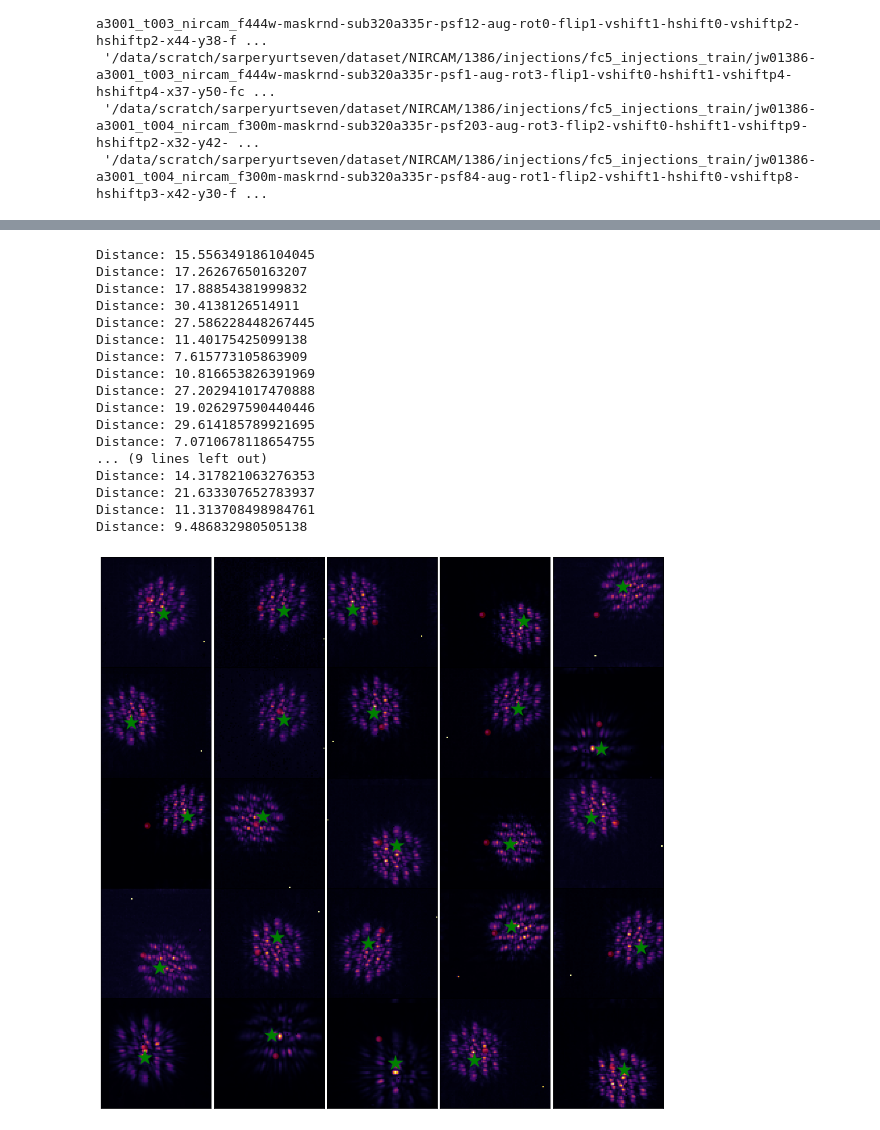
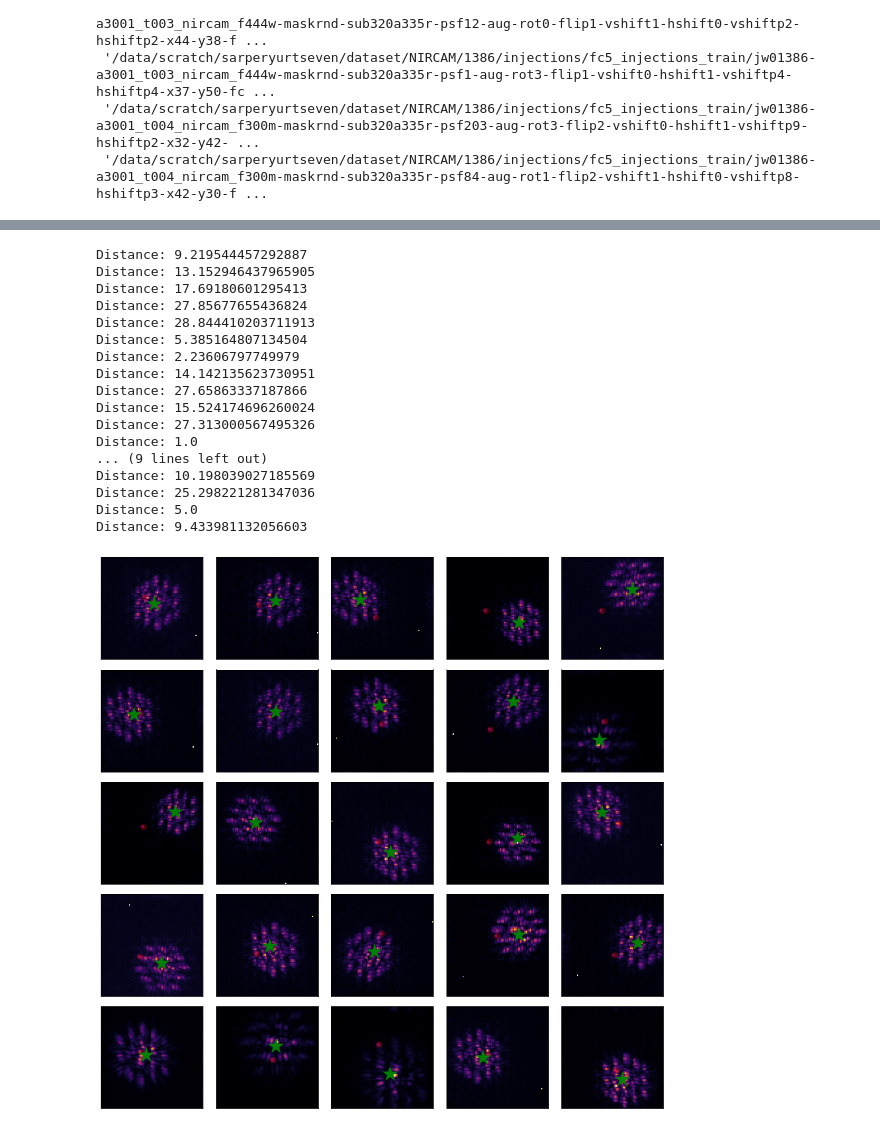
Before and after one commit to AstroMusers/AI-Boosted-Coronagraphy, a Jupyter notebook: notebooks/plotdataset.ipynb, the cells around one changed output, grey strips where cells are left out. Saved outputs shown, nothing was run; the diff lists cells and outputs as text; code cells hidden in the pictures.

Commit message:
plotting

```diff
--- a/notebooks/plotdataset.ipynb
+++ b/notebooks/plotdataset.ipynb
@@ -137,8 +137,8 @@ def do_transformations(infos, locations):
 
         if len(info) == 6:
 
-            y = 54#int(locations[idx][0])
-            x = 36#int(locations[idx][1])
+            y = 54-4#int(locations[idx][0])
+            x = 36-5#int(locations[idx][1])
 
             rotate     = int(info[0])
             flip       = int(info[1])
@@ -249,44 +262,68 @@ arrays           = get_array(train_arrays[:25])
 # %%
 bs = 5
 nrows = 5
 fig, axes = plt.subplots(nrows=nrows,ncols=bs,figsize=(15,15))
 
+step = 20*0.06259530358142339
+step = round(step,2)
+labels = step*np.array([-2., -1., 0., 1., 2.])
+axis_points = np.linspace(0,80,5)
+
 for i, (row,col) in enumerate(product(range(nrows),range(bs))):
 
-    x, y = int(train_arrays[i].split('/')[-1].split('-')[-3:-1][0][1:]), int(train_arrays[i].split('/')[-1].split('-')[-3:-1][1][1:])
+    idx_x  = train_arrays[i].rfind('x')
+
+    if idx_x == -1:
+        x, y = 0, 0
+    else:
+
+        x = int(train_arrays[i][idx_x+1:idx_x+3])
+        y = int(train_arrays[i][idx_x+5:idx_x+7])
+
+    #x, y = int(train_arrays[i].split('/')[-1].split('-')[-3:-1][0][1:]), int(train_arrays[i].split('/')[-1].split('-')[-3:-1][1][1:])
     axes[row][col].imshow(arrays[i], interpolation='nearest', cmap='inferno')
+
+    if col == 0:
+        axes[row][col].set_yticks(axis_points,labels, fontsize=4, rotation=0)
+        axes[row][col].set_xticks(axis_points,labels, fontsize=4, rotation=0)
+
+
     axes[row][col].set_yticks([])
     axes[row][col].set_xticks([])
+
+
     axes[row][col].text(x, y, s="\u25CF", fontsize=12, color='red', alpha=.3, ha='center', va='center')#u"\u2734"
     axes[row][col].invert_yaxis()
+
+
     if int(transformed_list[i][0]) == -1:
         pass
     else:
         axes[row][col].text(int(transformed_list[i][0]), int(transformed_list[i][1]) , s="\u2605", fontsize=30, color='green', ha='center', va='center')
 
     print("Distance:",calculate_distance(x1=x,x2=int(transformed_list[i][0]), y1=y,y2=int(transformed_list[i][1])))
 
-plt.subplots_adjust(wspace=0,hspace=0)
+plt.subplots_adjust(wspace=.1,hspace=.1)
 plt.show()
 # %% [output]
-Distance: 15.556349186104045
-Distance: 17.26267650163207
-Distance: 17.88854381999832
-Distance: 30.4138126514911
-Distance: 27.586228448267445
-Distance: 11.40175425099138
-Distance: 7.615773105863909
-Distance: 10.816653826391969
-Distance: 27.202941017470888
-Distance: 19.026297590440446
-Distance: 29.614185789921695
-Distance: 7.0710678118654755
+Distance: 9.219544457292887
+Distance: 13.152946437965905
+Distance: 17.69180601295413
+Distance: 27.85677655436824
+Distance: 28.844410203711913
+Distance: 5.385164807134504
+Distance: 2.23606797749979
+Distance: 14.142135623730951
+Distance: 27.65863337187866
+Distance: 15.524174696260024
+Distance: 27.313000567495326
+Distance: 1.0
 ... (9 lines left out)
-Distance: 14.317821063276353
-Distance: 21.633307652783937
-Distance: 11.313708498984761
-Distance: 9.486832980505138
+Distance: 10.198039027185569
+Distance: 25.298221281347036
+Distance: 5.0
+Distance: 9.433981132056603
-[figure, old version]
+[figure, new version]
 # %%
 info
 # %% [output]
```
Also changed, not shown: parts of 2 cells of this notebook.
